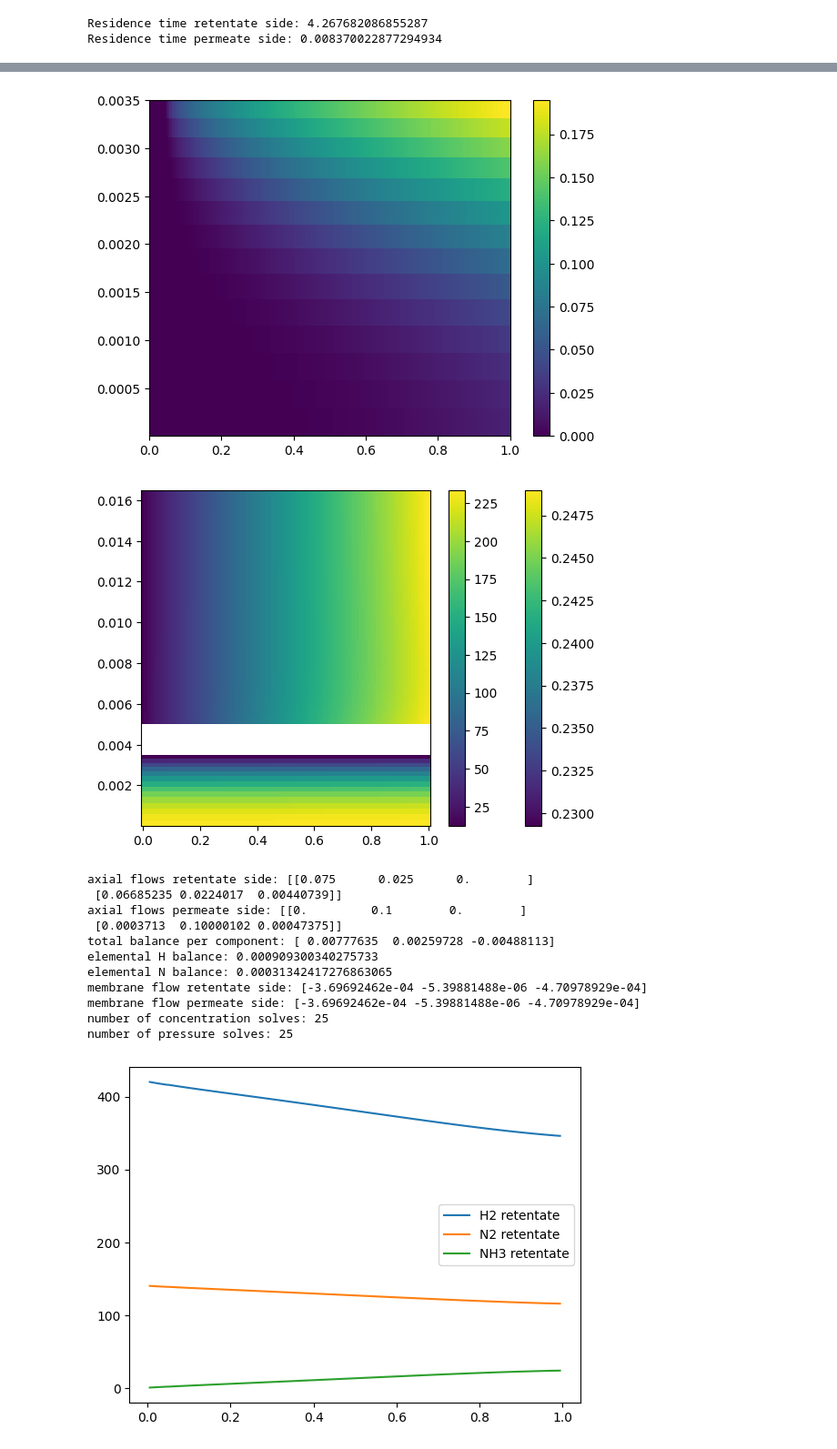
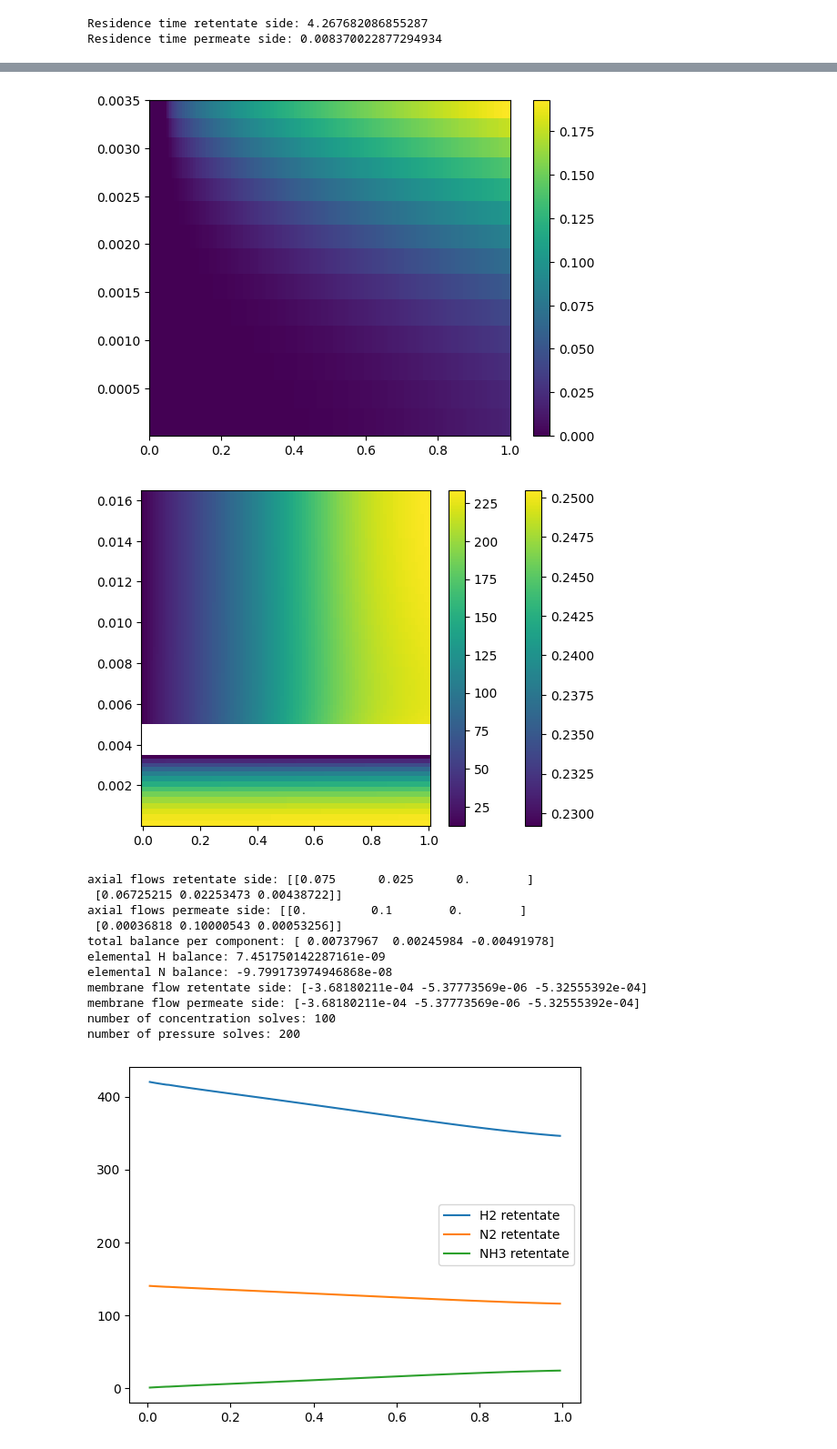
Before and after one commit to computational-chemical-engineering/ammonia_synthesis_reactor, a Jupyter notebook: membrane_reactor.ipynb, the cells around one changed output, grey strips where cells are left out. Shown at 91% size. Drawn from its saved outputs; the diff is of its cells as text; code cells hidden in the pictures.

```diff
--- a/membrane_reactor.ipynb
+++ b/membrane_reactor.ipynb
@@ -18,7 +18,7 @@ p_vect = p.ravel()
 p_perm = p[:, :reactor.num_r_perm]
 p_ret = p[:, reactor.num_r_perm:]
 
-reactor.solve_fast()
+reactor.solve()
 
 #plt.plot(reactor.z_c[:], g[:, 0, 0])
 #plt.show()
@@ -89,17 +89,17 @@ Residence time permeate side: 0.008370022877294934
 [figure]
-[figure, old version]
+[figure, new version]
-[figure, old version]
+[figure, new version]
 axial flows retentate side: [[0.075      0.025      0.        ]
- [0.06685235 0.0224017  0.00440739]]
+ [0.06725215 0.02253473 0.00438722]]
 axial flows permeate side: [[0.         0.1        0.        ]
- [0.0003713  0.10000102 0.00047375]]
-total balance per component: [ 0.00777635  0.00259728 -0.00488113]
-elemental H balance: 0.000909300340275733
-elemental N balance: 0.00031342417276863065
-membrane flow retentate side: [-3.69692462e-04 -5.39881488e-06 -4.70978929e-04]
-membrane flow permeate side: [-3.69692462e-04 -5.39881488e-06 -4.70978929e-04]
-number of concentration solves: 25
-number of pressure solves: 25
+ [0.00036818 0.10000543 0.00053256]]
+total balance per component: [ 0.00737967  0.00245984 -0.00491978]
+elemental H balance: 7.451750142287161e-09
+elemental N balance: -9.799173974946868e-08
+membrane flow retentate side: [-3.68180211e-04 -5.37773569e-06 -5.32555392e-04]
+membrane flow permeate side: [-3.68180211e-04 -5.37773569e-06 -5.32555392e-04]
+number of concentration solves: 100
+number of pressure solves: 200
 # %%
 plt.plot(reactor.z_c, c_ret[:, -1, 0], label='H2 retentate')
 plt.plot(reactor.z_c, c_ret[:, -1, 1], label='N2 retentate')
```
Also changed, not shown: parts of 1 cell of this notebook, 3 other files.
